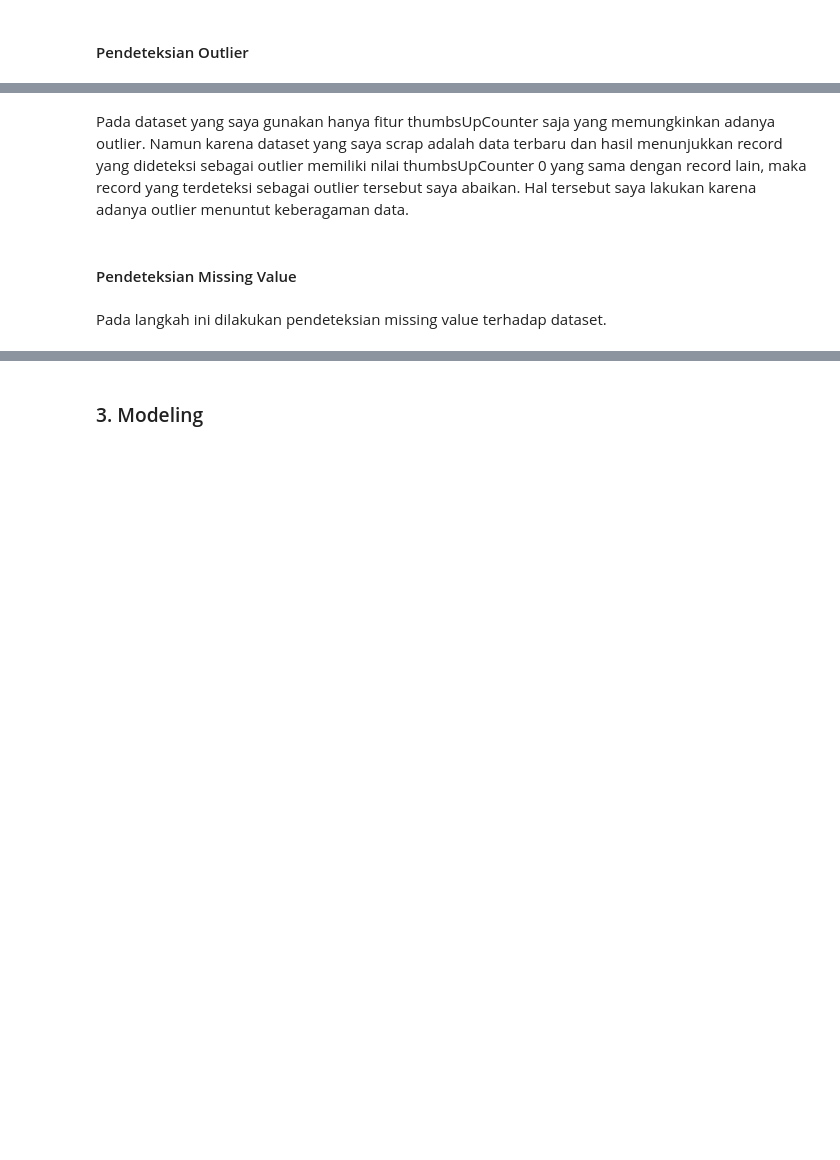
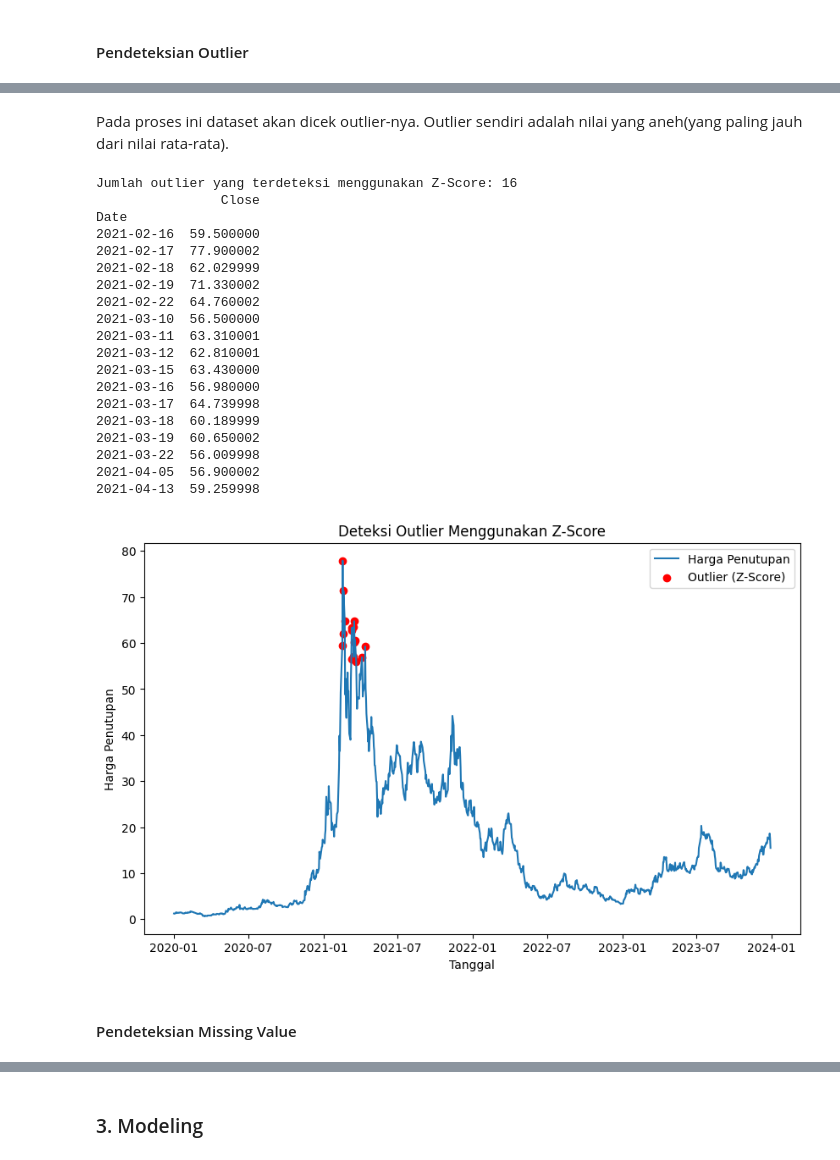
Before and after one commit to UmarMuchtar/ProyekDataSains, a Jupyter notebook: _sources/Tugas.ipynb, the cells around one changed output, grey strips where cells are left out. Cells and saved outputs as stored; diff of their text form; code cells hidden in the pictures; blank space fills up the shorter version.

```diff
--- a/_sources/Tugas.ipynb
+++ b/_sources/Tugas.ipynb
@@ -232,6 +148,62 @@ Jumlah outlier terdeteksi: 8
-# %% [markdown]
-Pada dataset yang saya gunakan hanya fitur thumbsUpCounter saja yang memungkinkan adanya outlier. Namun karena dataset yang saya scrap adalah data terbaru dan hasil menunjukkan record yang dideteksi sebagai outlier memiliki nilai thumbsUpCounter 0 yang sama dengan record lain, maka record yang terdeteksi sebagai outlier tersebut saya abaikan. Hal tersebut saya lakukan karena adanya outlier menuntut keberagaman data.
+# %% [markdown]
+Pada proses ini dataset akan dicek outlier-nya. Outlier sendiri adalah nilai yang aneh(yang paling jauh dari nilai rata-rata).
+# %%
+import pandas as pd
+import numpy as np
+from scipy import stats
+import matplotlib.pyplot as plt
+
+# Load Dataset
+df = pd.read_csv('RiotStock_cleaned.csv', parse_dates=['Date'], index_col='Date')
+
+# Menghitung Z-Score untuk kolom 'Close'
+z_scores = np.abs(stats.zscore(df['Close']))
+
+# Menentukan threshold Z-Score
+threshold = 3
+
+# Deteksi outlier (Z-Score > 3)
+outliers_zscore = df[z_scores > threshold]
+
+# Menampilkan jumlah outlier dan data outlier
+print(f'Jumlah outlier yang terdeteksi menggunakan Z-Score: {len(outliers_zscore)}')
+print(outliers_zscore)
+
+# Menghapus outlier dari dataset
+df_cleaned = df[z_scores <= threshold]
+
+# Menyimpan dataset yang sudah dibersihkan ke dalam CSV
+df_cleaned.to_csv('RiotStock_outliercleaned.csv')
+
+# Visualisasi data dan outlier
+plt.figure(figsize=(10,6))
+plt.plot(df.index, df['Close'], label='Harga Penutupan')
+plt.scatter(outliers_zscore.index, outliers_zscore['Close'], color='red', label='Outlier (Z-Score)', marker='o')
+plt.title('Deteksi Outlier Menggunakan Z-Score')
+plt.xlabel('Tanggal')
+plt.ylabel('Harga Penutupan')
+plt.legend()
+plt.show()
+# %% [output]
+Jumlah outlier yang terdeteksi menggunakan Z-Score: 16
+                Close
+Date
+2021-02-16  59.500000
+2021-02-17  77.900002
+2021-02-18  62.029999
+2021-02-19  71.330002
+2021-02-22  64.760002
+2021-03-10  56.500000
+2021-03-11  63.310001
+2021-03-12  62.810001
+2021-03-15  63.430000
+2021-03-16  56.980000
+2021-03-17  64.739998
+2021-03-18  60.189999
+2021-03-19  60.650002
+2021-03-22  56.009998
+2021-04-05  56.900002
+2021-04-13  59.259998
+[figure, added]
 # %% [markdown]
 #### Pendeteksian Missing Value
-# %% [markdown]
-Pada langkah ini dilakukan pendeteksian missing value terhadap dataset.
```
Also changed, not shown: parts of 52 cells of this notebook, 12 other files.
